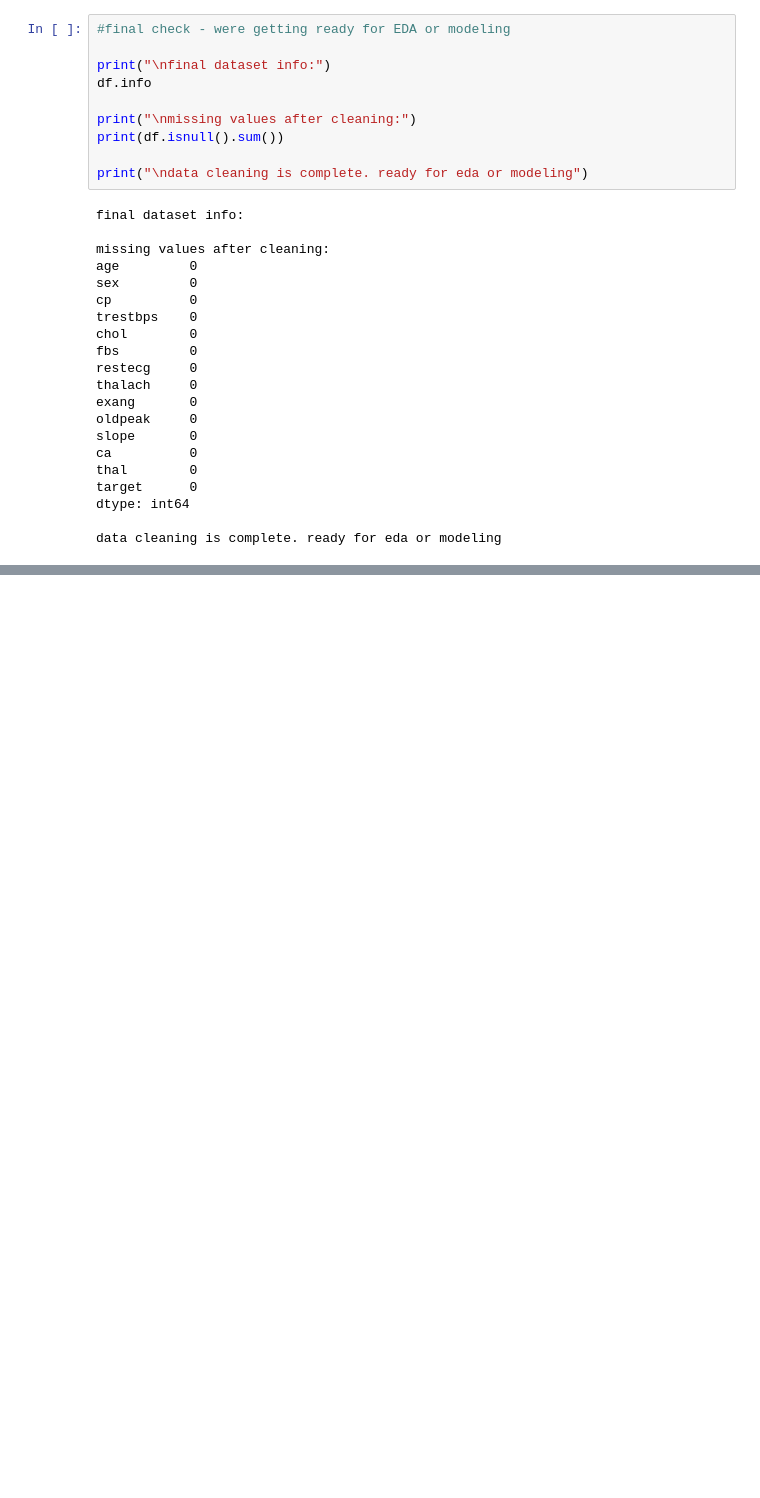
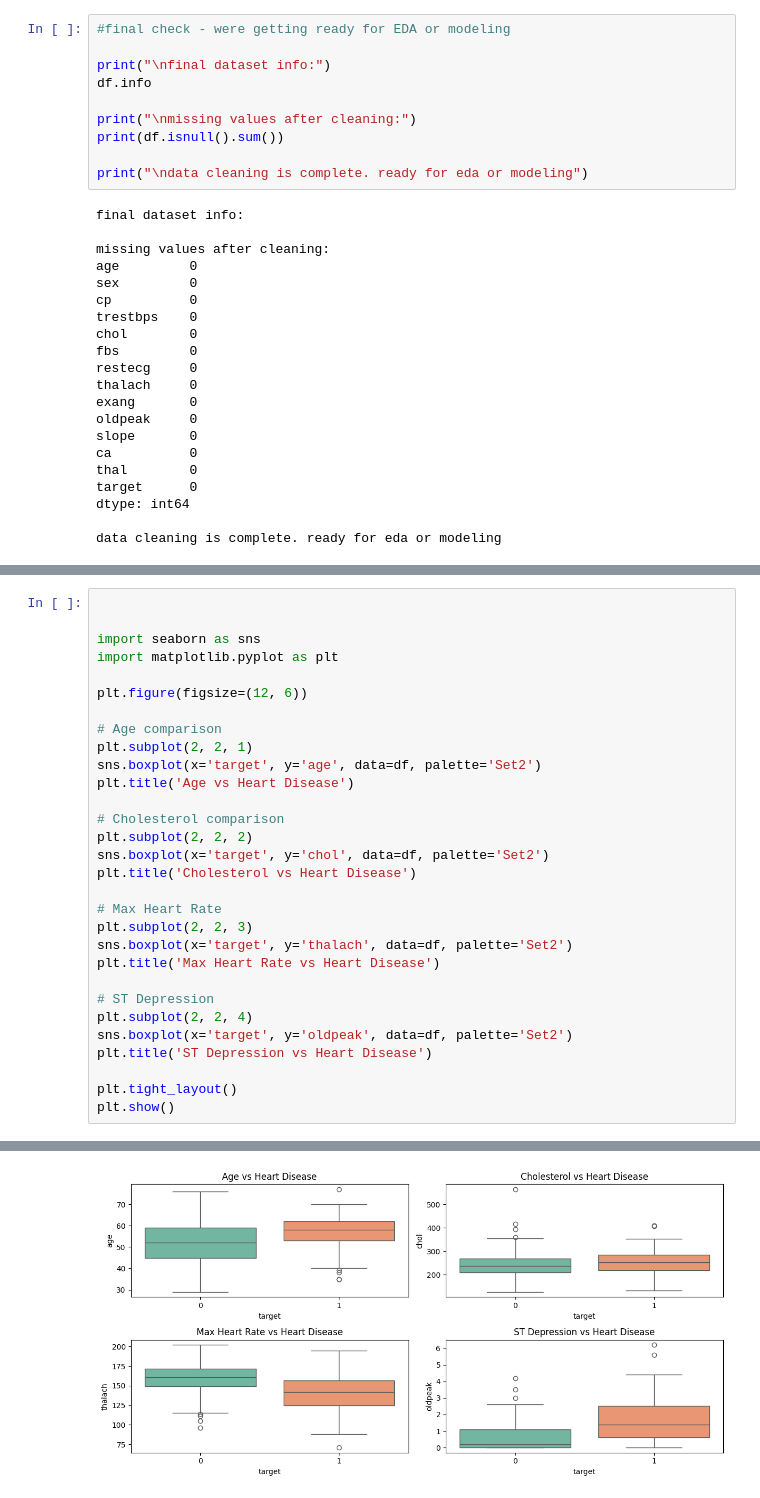
Before and after one commit to vinhbin/heartdiseaseDS, a Jupyter notebook: project.ipynb, the cells around one changed output, grey strips where cells are left out. Saved outputs shown, nothing was run; the diff lists cells and outputs as text; blank space fills up the shorter version.

```diff
--- a/project.ipynb
+++ b/project.ipynb
@@ -248,0 +552,31 @@ data cleaning is complete. ready for eda or modeling
+# %%
+
+
+import seaborn as sns
+import matplotlib.pyplot as plt
+
+plt.figure(figsize=(12, 6))
+
+# Age comparison
+plt.subplot(2, 2, 1)
+sns.boxplot(x='target', y='age', data=df, palette='Set2')
+plt.title('Age vs Heart Disease')
+
+# Cholesterol comparison
+plt.subplot(2, 2, 2)
+sns.boxplot(x='target', y='chol', data=df, palette='Set2')
+plt.title('Cholesterol vs Heart Disease')
+
+# Max Heart Rate
+plt.subplot(2, 2, 3)
+sns.boxplot(x='target', y='thalach', data=df, palette='Set2')
+plt.title('Max Heart Rate vs Heart Disease')
+
+# ST Depression
+plt.subplot(2, 2, 4)
+sns.boxplot(x='target', y='oldpeak', data=df, palette='Set2')
+plt.title('ST Depression vs Heart Disease')
+
+plt.tight_layout()
+plt.show()
+# %% [output]
@@ -248,0 +598 @@ data cleaning is complete. ready for eda or modeling
+[figure, added]
```
Also changed, not shown: parts of 19 cells of this notebook.
